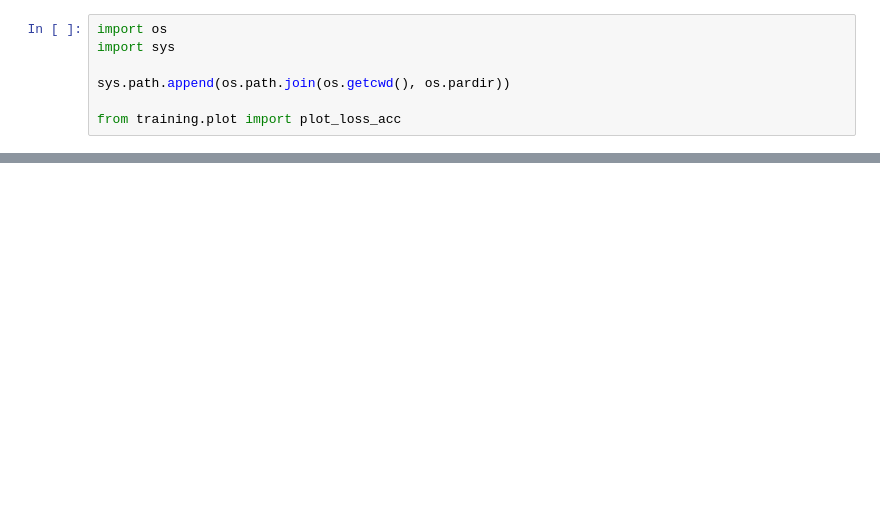
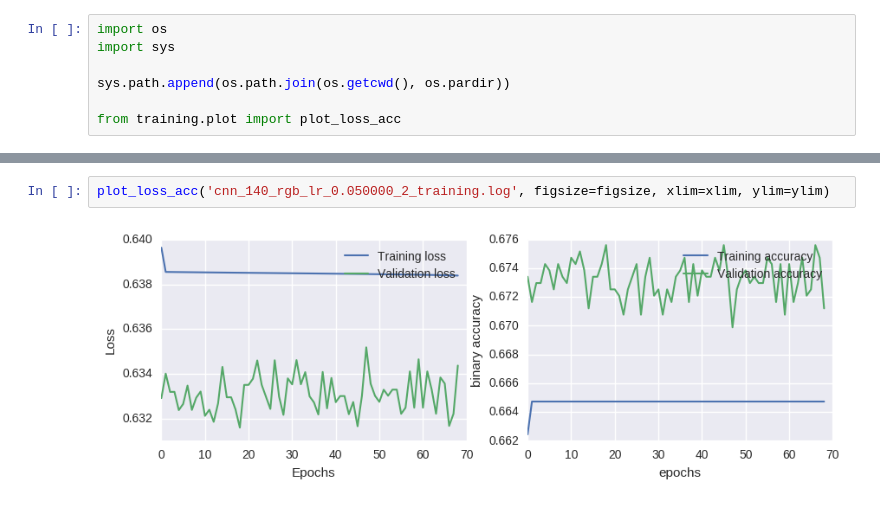
Before and after one commit to OpenGridMap/power-grid-detection, a Jupyter notebook: training/plot_training.ipynb, the cells around one changed output, grey strips where cells are left out. Cells and saved outputs as stored; diff of their text form; blank space fills up the shorter version.

```diff
--- a/training/plot_training.ipynb
+++ b/training/plot_training.ipynb
@@ -15,0 +35,4 @@ plot_loss_acc('cnn_140_rgb_lr_0.010000_training.log', figsize=figsize)
+# %%
+plot_loss_acc('cnn_140_rgb_lr_0.050000_2_training.log', figsize=figsize, xlim=xlim, ylim=ylim)
+# %% [output]
+[figure, added]
```
Also changed, not shown: parts of 7 cells of this notebook, 16 other files.
